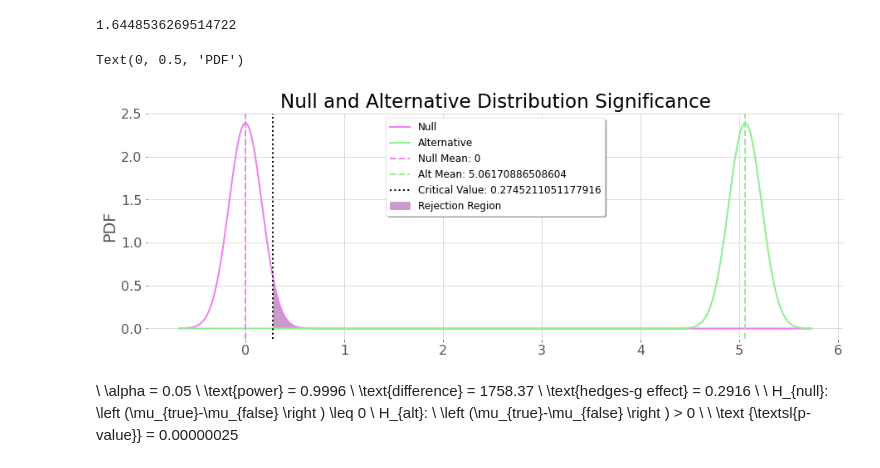
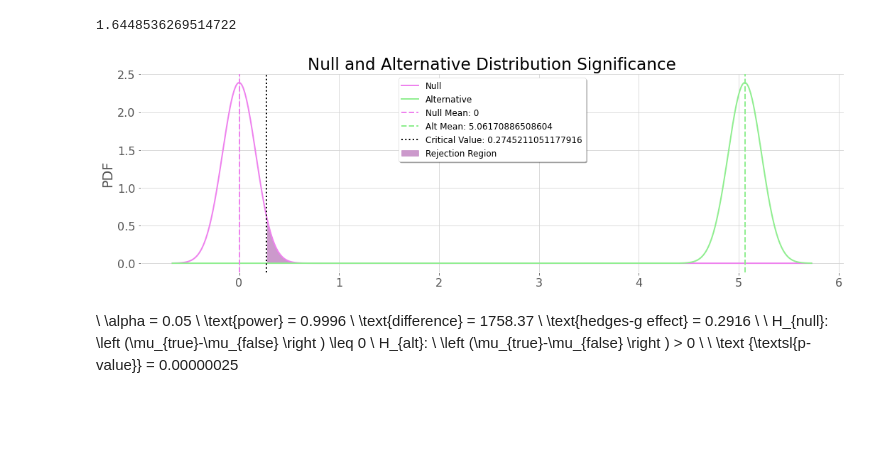
Before and after one commit to ATLas278/SpotifyDanceabillity, a Jupyter notebook: spotify_1.ipynb, the cells around one changed output. Cells and saved outputs as stored; diff of their text form; code cells hidden in the pictures; blank space fills up the shorter version.

```diff
--- a/spotify_1.ipynb
+++ b/spotify_1.ipynb
@@ -455,17 +457,19 @@ critical_val = ((stats.norm().ppf(1-alpha)) * pooled_std)
 # %%
 fig, ax = plt.subplots(figsize=(15,5))
 
 ax.plot(x,y_null,color=col_a, label='Null',linewidth=2)
 ax.plot(x,y_alt,color=col_b, label='Alternative',linewidth=2)
 ax.axvline(x=0,label='Null Mean: 0',color=col_a,linestyle='--',linewidth=2)
 ax.axvline(x=alt_avg,label=f'Alt Mean: {alt_avg}',color=col_b,linestyle='--',linewidth=2)
 ax.axvline(x=critical_val,color='black',linestyle=':',label=f'Critical Value: {critical_val}',linewidth=2)
 ax.fill_between(x,y_null,0,where=(x >= critical_val),color='purple',alpha=.4,label='Rejection Region')
 ax.legend(prop={'size': 12},shadow=True)
 ax.set_title('Null and Alternative Distribution Significance')
 ax.set_ylabel('PDF')
+plt.tight_layout()
+plt.savefig('Images/hyp_test_dirtysignificance.png', dpi=300, bbox_inches='tight')
+plt.show()
 # %% [output]
-Text(0, 0.5, 'PDF')
-[figure, old version]
+[figure, new version]
 # %% [markdown]
 \\ \alpha = 0.05 \\ \text{power} = 0.9996 \\ \text{difference} = 1758.37 \\ \text{hedges-g effect} = 0.2916 \\ \\ H_{null}: \left (\mu_{true}-\mu_{false} \right ) \leq 0 \\ H_{alt}: \ \left (\mu_{true}-\mu_{false} \right ) > 0 \\ \\ \text {\textsl{p-value}} = 0.00000025
```
Also changed, not shown: parts of 1 cell of this notebook.
